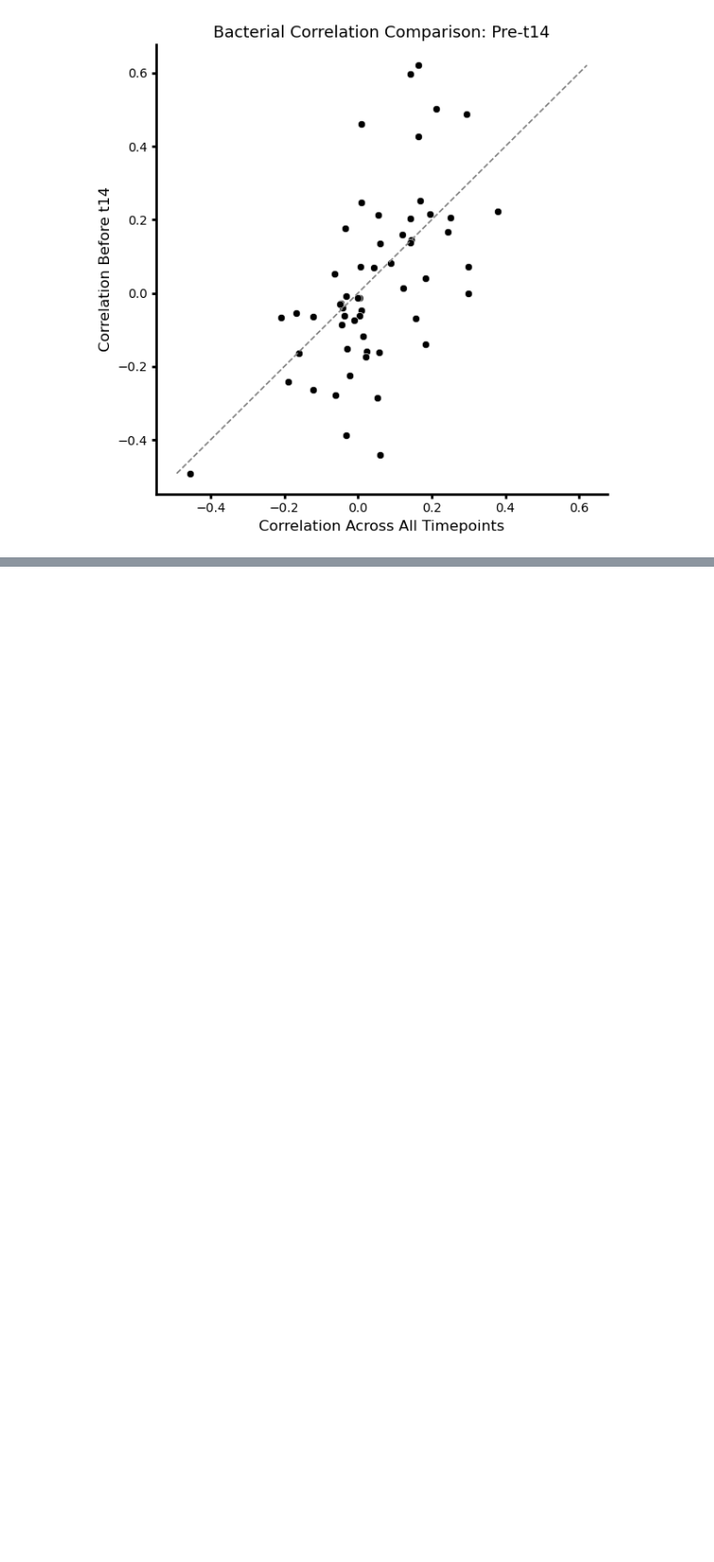
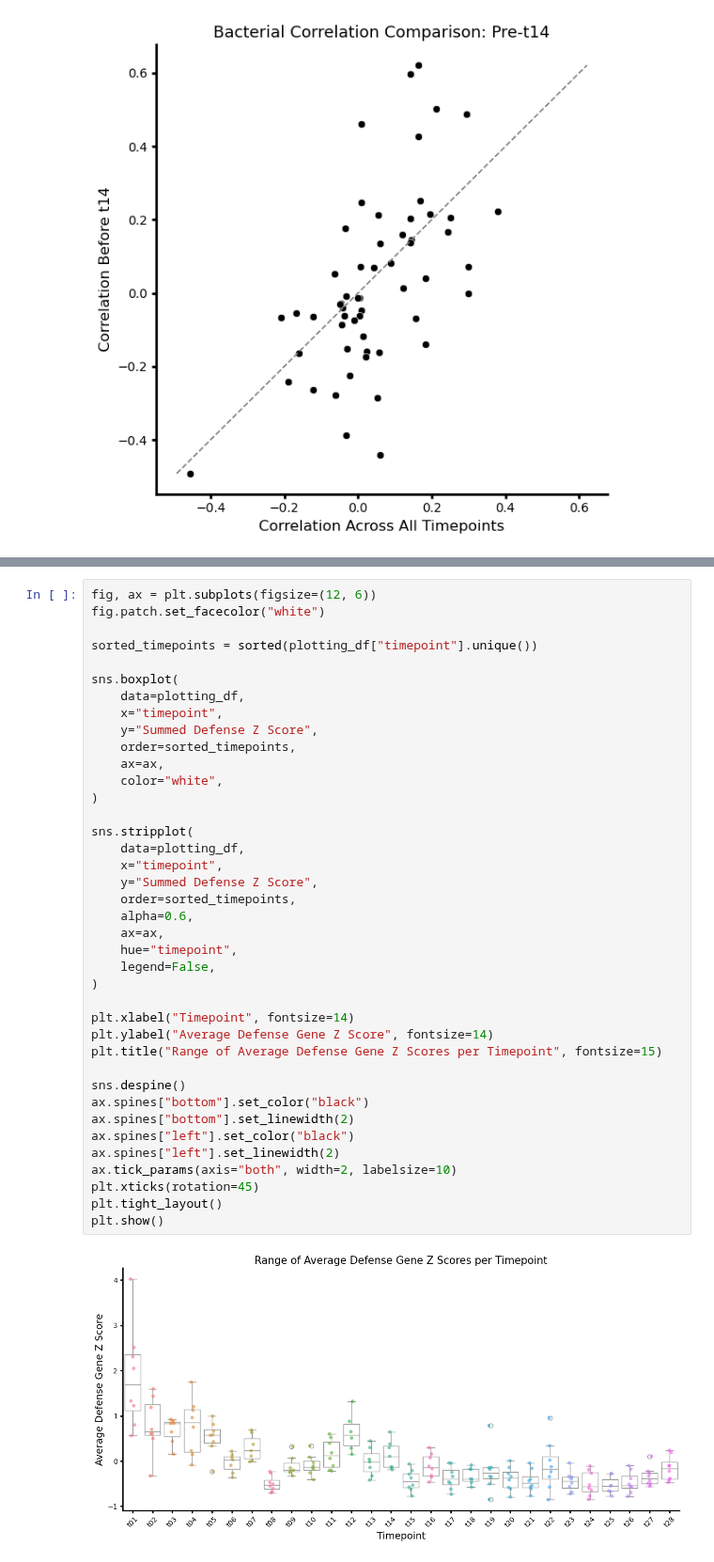
Before and after one commit to mikepassal/Outdoor_microbiome, a Jupyter notebook: Local_analysis/Analysis_post_Luke_talk/Immunity_score/see_if_top_genes_correlate_w_load_within_sample.ipynb, the cells around one changed output, grey strips where cells are left out. Shown at 94% size. Cells and saved outputs as stored; diff of their text form; blank space fills up the shorter version.

```diff
--- a/Local_analysis/Analysis_post_Luke_talk/Immunity_score/see_if_top_genes_correlate_w_load_within_sample.ipynb
+++ b/Local_analysis/Analysis_post_Luke_talk/Immunity_score/see_if_top_genes_correlate_w_load_within_sample.ipynb
@@ -1211,3 +1225,44 @@ correlation_comparison_pre_t14_df[
 |  | Correlation_with_Summed_Defense_Z... | Correlation_with_Summed_Defense_Z... |
 | Correlation_with_Summed_Defense_Z... | 1.000000 | 0.586231 |
 | Correlation_with_Summed_Defense_Z... | 0.586231 | 1.000000 |
+# %%
+fig, ax = plt.subplots(figsize=(12, 6))
+fig.patch.set_facecolor("white")
+
+sorted_timepoints = sorted(plotting_df["timepoint"].unique())
+
+sns.boxplot(
+    data=plotting_df,
+    x="timepoint",
+    y="Summed Defense Z Score",
+    order=sorted_timepoints,
+    ax=ax,
+    color="white",
+)
+
+sns.stripplot(
+    data=plotting_df,
+    x="timepoint",
+    y="Summed Defense Z Score",
+    order=sorted_timepoints,
+    alpha=0.6,
+    ax=ax,
+    hue="timepoint",
+    legend=False,
+)
+
+plt.xlabel("Timepoint", fontsize=14)
+plt.ylabel("Average Defense Gene Z Score", fontsize=14)
+plt.title("Range of Average Defense Gene Z Scores per Timepoint", fontsize=15)
+
+sns.despine()
+ax.spines["bottom"].set_color("black")
+ax.spines["bottom"].set_linewidth(2)
+ax.spines["left"].set_color("black")
+ax.spines["left"].set_linewidth(2)
+ax.tick_params(axis="both", width=2, labelsize=10)
+plt.xticks(rotation=45)
+plt.tight_layout()
+plt.show()
+# %% [output]
+[figure, added]
```
Also changed, not shown: parts of 7 cells of this notebook, 7 other files.
